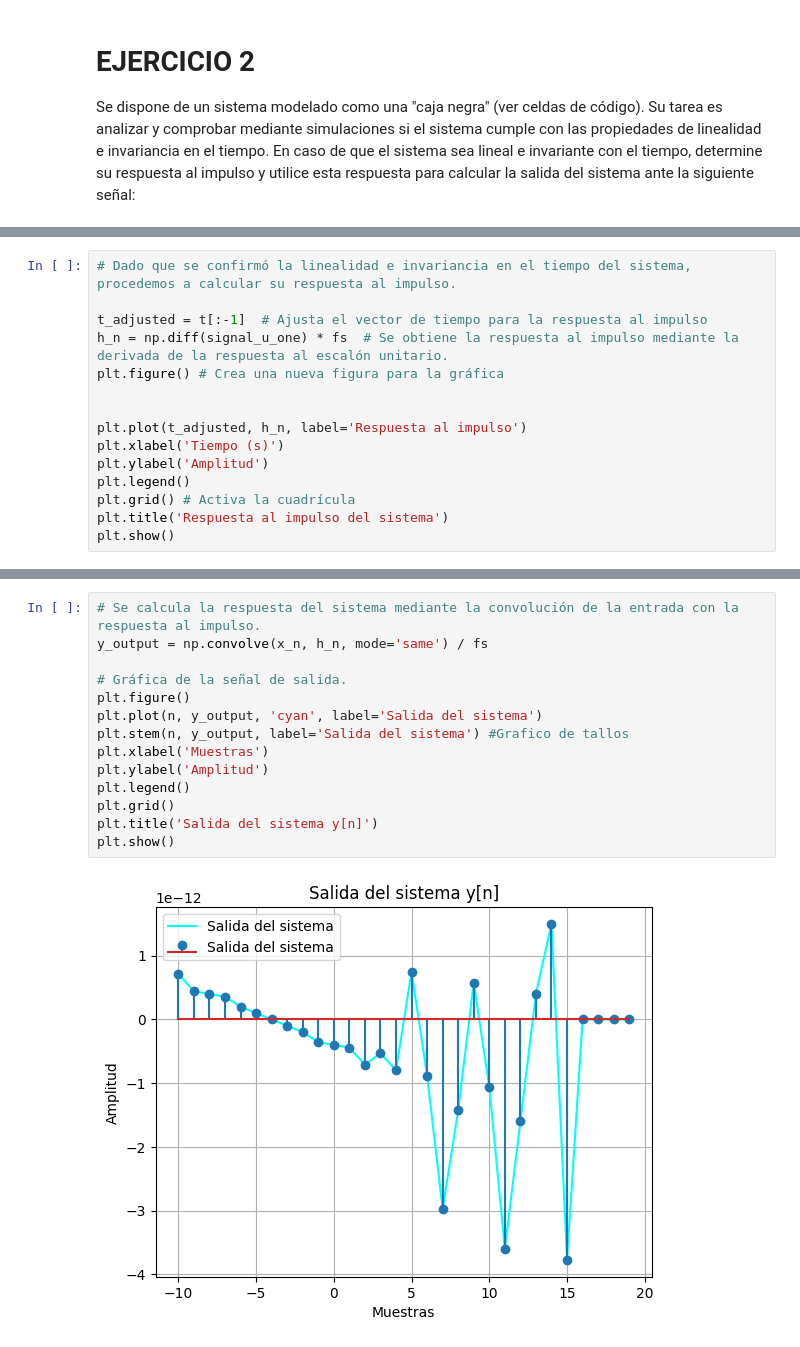
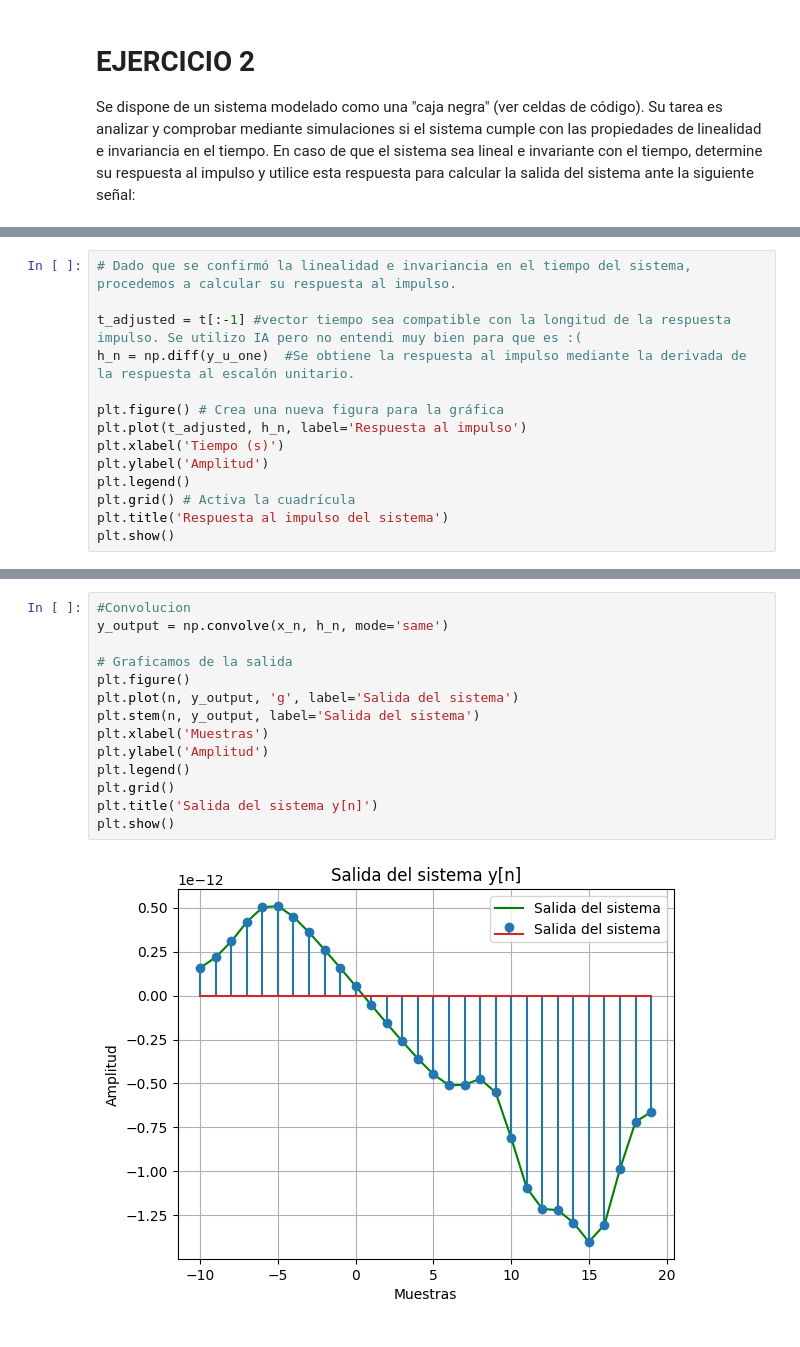
Before and after one commit to smarulandas/samuel-Marualanda, a Jupyter notebook: SOLUCION_PRIMER_PARCIAL_2024-II-S&S.ipynb, the cells around one changed output, grey strips where cells are left out. Saved outputs shown, nothing was run; the diff lists cells and outputs as text.

```diff
--- a/SOLUCION_PRIMER_PARCIAL_2024-II-S&S.ipynb
+++ b/SOLUCION_PRIMER_PARCIAL_2024-II-S&S.ipynb
@@ -306,11 +322,10 @@ plt.show()
 # %%
 # Dado que se confirmó la linealidad e invariancia en el tiempo del sistema, procedemos a calcular su respuesta al impulso.
 
-t_adjusted = t[:-1]  # Ajusta el vector de tiempo para la respuesta al impulso
-h_n = np.diff(signal_u_one) * fs  # Se obtiene la respuesta al impulso mediante la derivada de la respuesta al escalón unitario.
+t_adjusted = t[:-1] #vector tiempo sea compatible con la longitud de la respuesta impulso. Se utilizo IA pero no entendi muy bien para que es :(
+h_n = np.diff(y_u_one)  #Se obtiene la respuesta al impulso mediante la derivada de la respuesta al escalón unitario.
+
 plt.figure() # Crea una nueva figura para la gráfica
-
-
 plt.plot(t_adjusted, h_n, label='Respuesta al impulso')
 plt.xlabel('Tiempo (s)')
 plt.ylabel('Amplitud')
@@ -347,16 +353,16 @@ print(x_n)
 # %%
-# Se calcula la respuesta del sistema mediante la convolución de la entrada con la respuesta al impulso.
-y_output = np.convolve(x_n, h_n, mode='same') / fs
+#Convolucion
+y_output = np.convolve(x_n, h_n, mode='same')
 
-# Gráfica de la señal de salida.
+# Graficamos de la salida
 plt.figure()
-plt.plot(n, y_output, 'cyan', label='Salida del sistema')
-plt.stem(n, y_output, label='Salida del sistema') #Grafico de tallos
+plt.plot(n, y_output, 'g', label='Salida del sistema')
+plt.stem(n, y_output, label='Salida del sistema')
 plt.xlabel('Muestras')
 plt.ylabel('Amplitud')
 plt.legend()
 plt.grid()
 plt.title('Salida del sistema y[n]')
 plt.show()
 # %% [output]
-[figure, old version]
+[figure, new version]
```
Also changed, not shown: parts of 9 cells of this notebook.
